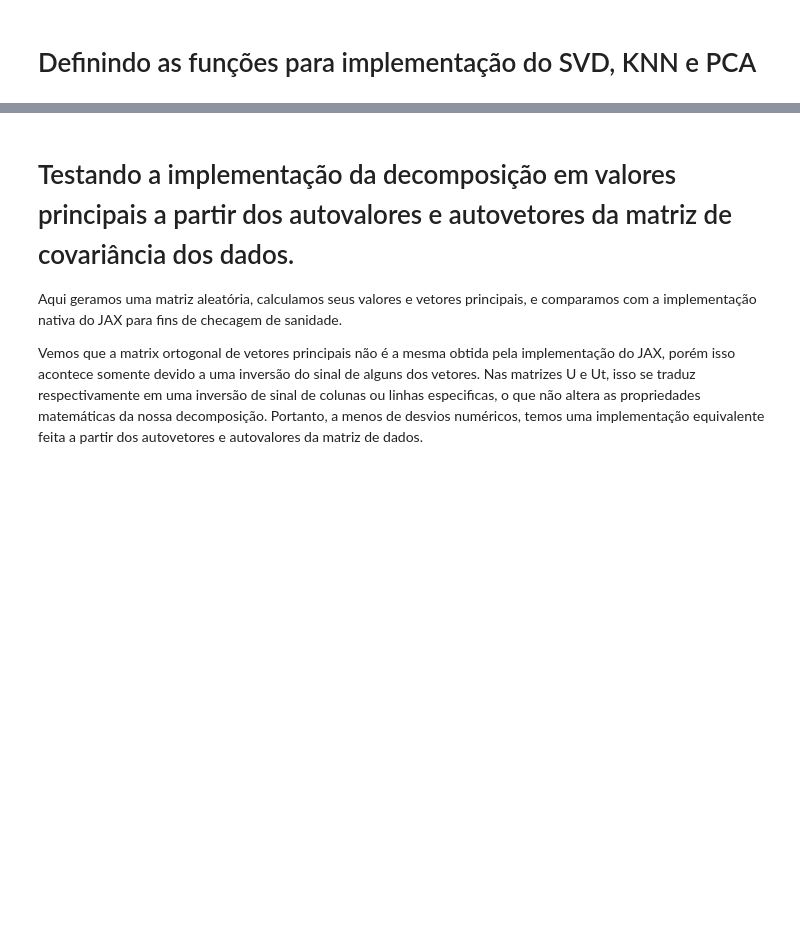
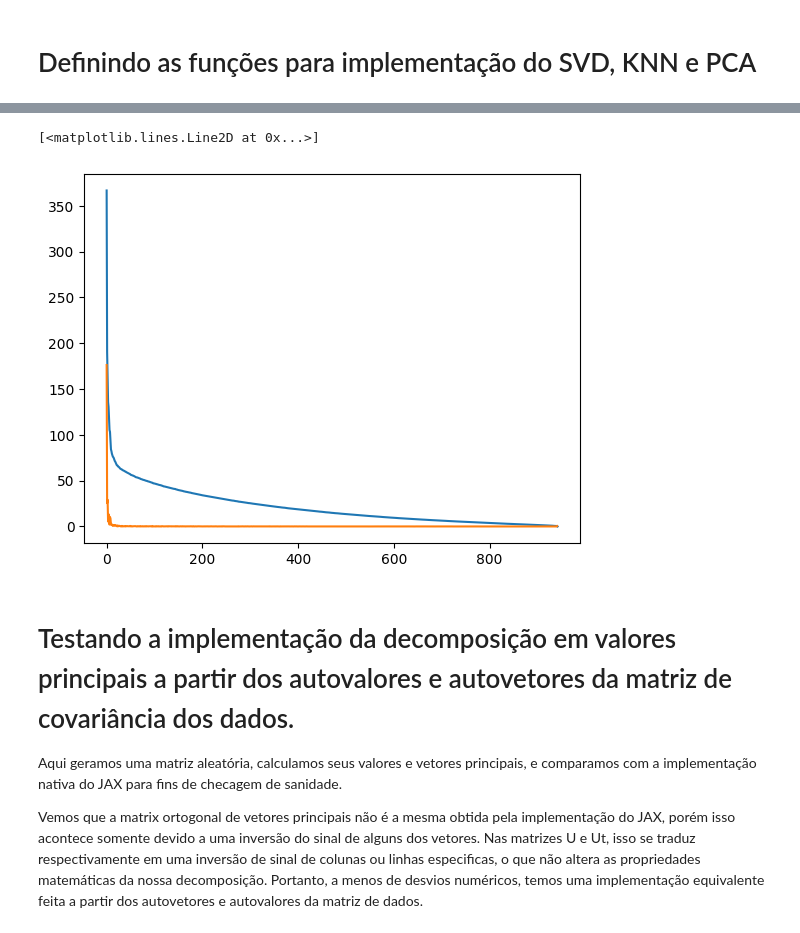
Before and after one commit to arthurkenzo/MO431_Tarefas, a Jupyter notebook: la2ml_tarefa_2.ipynb, the cells around one changed output, grey strips where cells are left out. Drawn from its saved outputs; the diff is of its cells as text; code cells hidden in the pictures; blank space fills up the shorter version.

```diff
--- a/la2ml_tarefa_2.ipynb
+++ b/la2ml_tarefa_2.ipynb
@@ -108,3 +85,18 @@ print(trainDataFilled.shape)
+# %%
+# Normalizando os dados: subtração da média de cada feature e mapeando para o intervalo [0,1]
+# Em alguns casos std era zero, e portanto um pequena constante é adicionada aos valroes para evitar divisão por zero
+mean = jnp.mean(trainData, axis=0)
+std = jnp.std(trainData, axis=0) + 1e-8
+
+normalizedTrainData = trainData - mean
+# normalizedTrainData = normalizedTrainData / std
+
+# normalizedTestData = testData - mean
+# normalizedTestData = normalizedTestData / std
+
+# Normalizando os dados.
+# trainData = normalizeData(jnp.array(trainData.values))
+# print(testData.shape)
 # %% [markdown]
 # Definindo as funções para implementação do SVD, KNN e PCA
 # %%
@@ -212,10 +204,17 @@ def knn(xTrain:jnp.ndarray, yTrain:jnp.ndarray, xTest:jnp.ndarray, k:int, metric
 
     return most_common_classes
 # %%
-nbComponents = 2
+nbComponents = 5
 # Realizando a decomposição em valores singulares. U terá vetores coluna ortogonais.
 # A pricípio, o ordenamento não é necessário pois svd() já retorna os valores singulares ordenados.
-U, S, Vt = svd(trainDataFilled)
-projectionMatrix = U[:, :nbComponents]
-projectionMatrix.shape
+# U, S, Vt = svd(trainData)
+U, S, Vt = jax.scipy.linalg.svd(normalizedTrainData)
+
+print(U.shape, S.shape, Vt.shape)
+
+zeroColumns = Vt.shape[0] - U.shape[0]
+zeroRows = U.shape[1]
+_zeros = jnp.zeros((zeroRows, zeroColumns))
+
+Sdiag = jnp.hstack([jnp.diag(S), _zeros])
 # %% [output]
@@ -241,0 +290,2 @@ Array(nan, dtype=float32)
+# %%
+dS = S[:-1] - S[1:]
@@ -242,3 +313,9 @@ Array(nan, dtype=float32)
+# %%
+plt.plot(range(0, len(S)), S)
+plt.plot(range(len(dS)), dS)
+# %% [output]
+[<matplotlib.lines.Line2D at 0x...>]
+[figure, added]
 # %% [markdown]
 # Testando a implementação da decomposição em valores principais a partir dos autovalores e autovetores da matriz de covariância dos dados.
 
```
Also changed, not shown: parts of 11 cells of this notebook, 1 other file.
